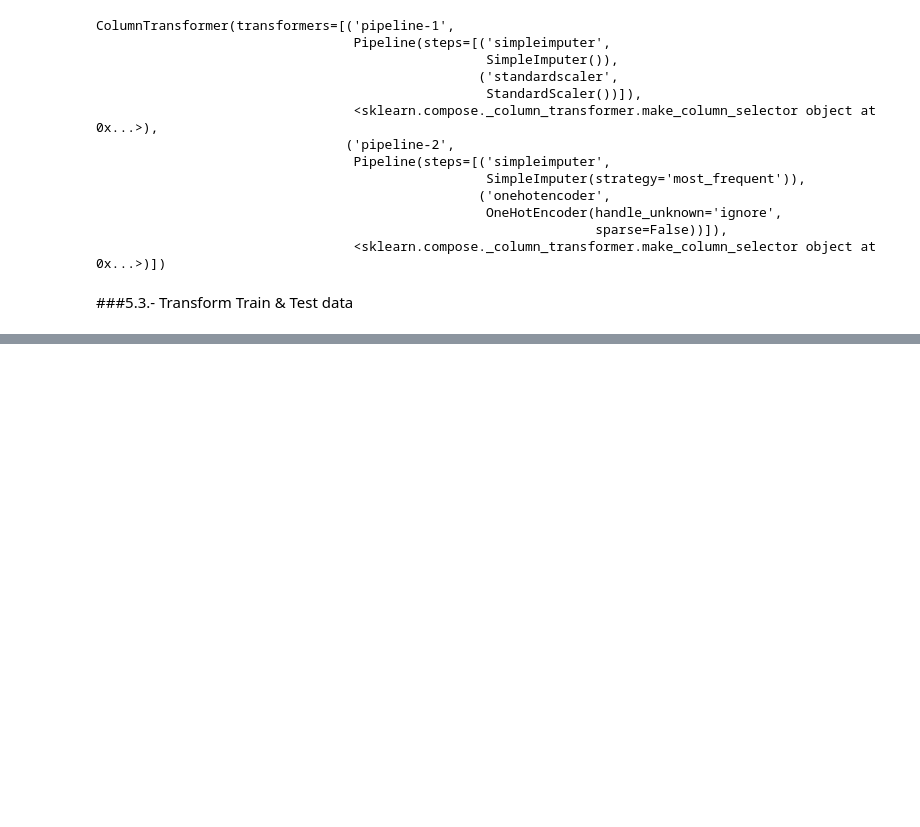
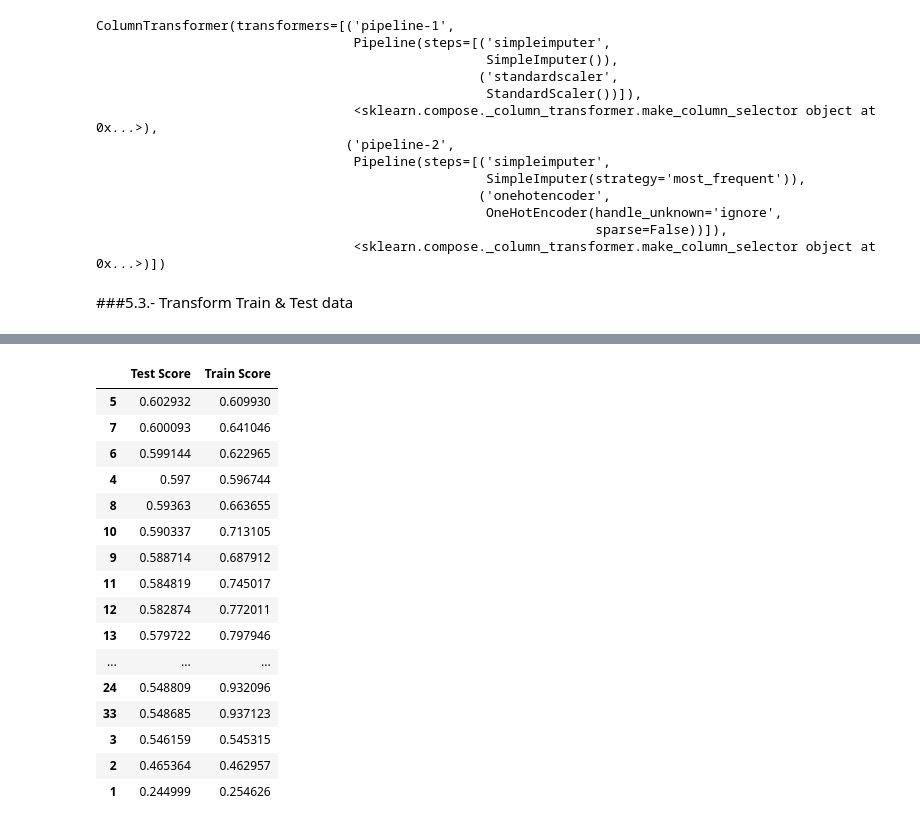
Before and after one commit to edleafvirtual/Project-1.-Big_Mart_Sales_Prediction, a Jupyter notebook: sales_prediction2023_(ML).ipynb, the cells around one changed output, grey strips where cells are left out. Drawn from its saved outputs; the diff is of its cells as text; code cells hidden in the pictures; blank space fills up the shorter version.

```diff
--- a/sales_prediction2023_(ML).ipynb
+++ b/sales_prediction2023_(ML).ipynb
@@ -1460,0 +606,22 @@ plot_dist(viz_df);
+# %%
+# Let's check by sorting our dataframe to find the depth for the best score.
+sorted_forest = scores_forest.sort_values(by='Test Score', ascending=False)
+sorted_forest
+# %% [output]
+|  | Test Score | Train Score |
+| 5 | 0.602932 | 0.609930 |
+| 7 | 0.600093 | 0.641046 |
+| 6 | 0.599144 | 0.622965 |
+| 4 | 0.597 | 0.596744 |
+| 8 | 0.59363 | 0.663655 |
+| 10 | 0.590337 | 0.713105 |
+| 9 | 0.588714 | 0.687912 |
+| 11 | 0.584819 | 0.745017 |
+| 12 | 0.582874 | 0.772011 |
+| 13 | 0.579722 | 0.797946 |
+| ... | ... | ... |
+| 24 | 0.548809 | 0.932096 |
+| 33 | 0.548685 | 0.937123 |
+| 3 | 0.546159 | 0.545315 |
+| 2 | 0.465364 | 0.462957 |
+| 1 | 0.244999 | 0.254626 |
```
Also changed, not shown: parts of 158 cells of this notebook.
